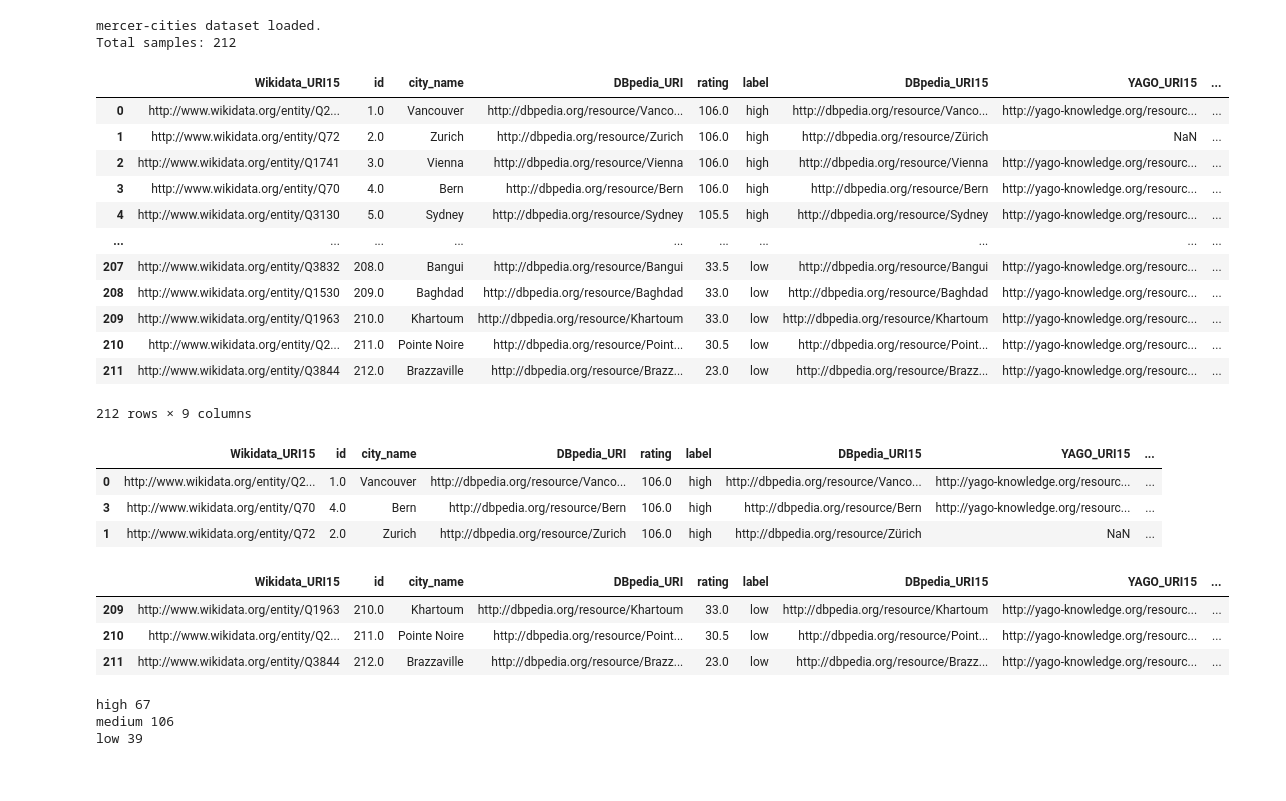
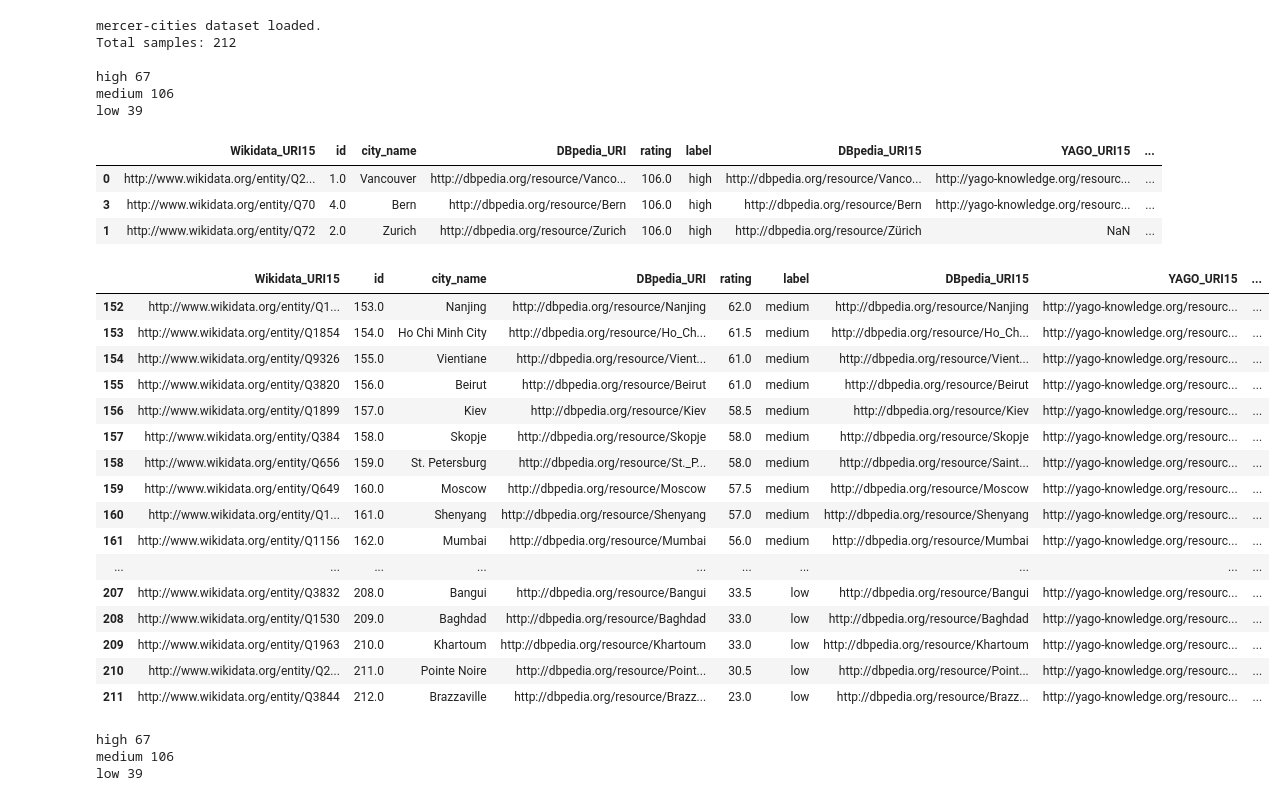
Before and after one commit to rgrenz/rdflime-util, a Jupyter notebook: notebooks/0_DatasetExploration.ipynb, the cells around one changed output. Cells and saved outputs as stored; diff of their text form; code cells hidden in the pictures.

Commit message:
Add fixed datasets

```diff
--- a/notebooks/0_DatasetExploration.ipynb
+++ b/notebooks/0_DatasetExploration.ipynb
@@ -19,35 +19,41 @@ print(f"""
 {cfg["name"]} dataset loaded.
 Total samples: {len(dataset_full)}
 """)
+for label in dataset_full[label_col].unique():
+    print(label, len(dataset_full[dataset_full.label == label]))
 
-dataset_full
+#dataset_full
 # %% [output]
 mercer-cities dataset loaded.
 Total samples: 212
+
+high 67
+medium 106
+low 39
-|  | Wikidata_URI15 | id | city_name | DBpedia_URI | rating | label | DBpedia_URI15 | YAGO_URI15 | ... |
-| 0 | http://www.wikidata.org/entity/Q2... | 1.0 | Vancouver | http://dbpedia.org/resource/Vanco... | 106.0 | high | http://dbpedia.org/resource/Vanco... | http://yago-knowledge.org/resourc... | ... |
-| 1 | http://www.wikidata.org/entity/Q72 | 2.0 | Zurich | http://dbpedia.org/resource/Zurich | 106.0 | high | http://dbpedia.org/resource/Zürich | NaN | ... |
-| 2 | http://www.wikidata.org/entity/Q1741 | 3.0 | Vienna | http://dbpedia.org/resource/Vienna | 106.0 | high | http://dbpedia.org/resource/Vienna | http://yago-knowledge.org/resourc... | ... |
-| 3 | http://www.wikidata.org/entity/Q70 | 4.0 | Bern | http://dbpedia.org/resource/Bern | 106.0 | high | http://dbpedia.org/resource/Bern | http://yago-knowledge.org/resourc... | ... |
-| 4 | http://www.wikidata.org/entity/Q3130 | 5.0 | Sydney | http://dbpedia.org/resource/Sydney | 105.5 | high | http://dbpedia.org/resource/Sydney | http://yago-knowledge.org/resourc... | ... |
-| ... | ... | ... | ... | ... | ... | ... | ... | ... | ... |
-| 207 | http://www.wikidata.org/entity/Q3832 | 208.0 | Bangui | http://dbpedia.org/resource/Bangui | 33.5 | low | http://dbpedia.org/resource/Bangui | http://yago-knowledge.org/resourc... | ... |
-| 208 | http://www.wikidata.org/entity/Q1530 | 209.0 | Baghdad | http://dbpedia.org/resource/Baghdad | 33.0 | low | http://dbpedia.org/resource/Baghdad | http://yago-knowledge.org/resourc... | ... |
-| 209 | http://www.wikidata.org/entity/Q1963 | 210.0 | Khartoum | http://dbpedia.org/resource/Khartoum | 33.0 | low | http://dbpedia.org/resource/Khartoum | http://yago-knowledge.org/resourc... | ... |
-| 210 | http://www.wikidata.org/entity/Q2... | 211.0 | Pointe Noire | http://dbpedia.org/resource/Point... | 30.5 | low | http://dbpedia.org/resource/Point... | http://yago-knowledge.org/resourc... | ... |
-| 211 | http://www.wikidata.org/entity/Q3844 | 212.0 | Brazzaville | http://dbpedia.org/resource/Brazz... | 23.0 | low | http://dbpedia.org/resource/Brazz... | http://yago-knowledge.org/resourc... | ... |
-212 rows × 9 columns
 # %%
 # Best / worst entries?
 rating_col = cfg["columns"]["rating"]
 display(dataset_full.sort_values(by="rating", ascending=False).head(3))
-display(dataset_full.sort_values(by="rating", ascending=False).tail(3))
+display(dataset_full.sort_values(by="rating", ascending=False).tail(60))
 # %% [output]
 |  | Wikidata_URI15 | id | city_name | DBpedia_URI | rating | label | DBpedia_URI15 | YAGO_URI15 | ... |
 | 0 | http://www.wikidata.org/entity/Q2... | 1.0 | Vancouver | http://dbpedia.org/resource/Vanco... | 106.0 | high | http://dbpedia.org/resource/Vanco... | http://yago-knowledge.org/resourc... | ... |
 | 3 | http://www.wikidata.org/entity/Q70 | 4.0 | Bern | http://dbpedia.org/resource/Bern | 106.0 | high | http://dbpedia.org/resource/Bern | http://yago-knowledge.org/resourc... | ... |
 | 1 | http://www.wikidata.org/entity/Q72 | 2.0 | Zurich | http://dbpedia.org/resource/Zurich | 106.0 | high | http://dbpedia.org/resource/Zürich | NaN | ... |
 |  | Wikidata_URI15 | id | city_name | DBpedia_URI | rating | label | DBpedia_URI15 | YAGO_URI15 | ... |
+| 152 | http://www.wikidata.org/entity/Q1... | 153.0 | Nanjing | http://dbpedia.org/resource/Nanjing | 62.0 | medium | http://dbpedia.org/resource/Nanjing | http://yago-knowledge.org/resourc... | ... |
+| 153 | http://www.wikidata.org/entity/Q1854 | 154.0 | Ho Chi Minh City | http://dbpedia.org/resource/Ho_Ch... | 61.5 | medium | http://dbpedia.org/resource/Ho_Ch... | http://yago-knowledge.org/resourc... | ... |
+| 154 | http://www.wikidata.org/entity/Q9326 | 155.0 | Vientiane | http://dbpedia.org/resource/Vient... | 61.0 | medium | http://dbpedia.org/resource/Vient... | http://yago-knowledge.org/resourc... | ... |
+| 155 | http://www.wikidata.org/entity/Q3820 | 156.0 | Beirut | http://dbpedia.org/resource/Beirut | 61.0 | medium | http://dbpedia.org/resource/Beirut | http://yago-knowledge.org/resourc... | ... |
+| 156 | http://www.wikidata.org/entity/Q1899 | 157.0 | Kiev | http://dbpedia.org/resource/Kiev | 58.5 | medium | http://dbpedia.org/resource/Kiev | http://yago-knowledge.org/resourc... | ... |
+| 157 | http://www.wikidata.org/entity/Q384 | 158.0 | Skopje | http://dbpedia.org/resource/Skopje | 58.0 | medium | http://dbpedia.org/resource/Skopje | http://yago-knowledge.org/resourc... | ... |
+| 158 | http://www.wikidata.org/entity/Q656 | 159.0 | St. Petersburg | http://dbpedia.org/resource/St._P... | 58.0 | medium | http://dbpedia.org/resource/Saint... | http://yago-knowledge.org/resourc... | ... |
+| 159 | http://www.wikidata.org/entity/Q649 | 160.0 | Moscow | http://dbpedia.org/resource/Moscow | 57.5 | medium | http://dbpedia.org/resource/Moscow | http://yago-knowledge.org/resourc... | ... |
+| 160 | http://www.wikidata.org/entity/Q1... | 161.0 | Shenyang | http://dbpedia.org/resource/Shenyang | 57.0 | medium | http://dbpedia.org/resource/Shenyang | http://yago-knowledge.org/resourc... | ... |
+| 161 | http://www.wikidata.org/entity/Q1156 | 162.0 | Mumbai | http://dbpedia.org/resource/Mumbai | 56.0 | medium | http://dbpedia.org/resource/Mumbai | http://yago-knowledge.org/resourc... | ... |
+| ... | ... | ... | ... | ... | ... | ... | ... | ... | ... |
+| 207 | http://www.wikidata.org/entity/Q3832 | 208.0 | Bangui | http://dbpedia.org/resource/Bangui | 33.5 | low | http://dbpedia.org/resource/Bangui | http://yago-knowledge.org/resourc... | ... |
+| 208 | http://www.wikidata.org/entity/Q1530 | 209.0 | Baghdad | http://dbpedia.org/resource/Baghdad | 33.0 | low | http://dbpedia.org/resource/Baghdad | http://yago-knowledge.org/resourc... | ... |
 | 209 | http://www.wikidata.org/entity/Q1963 | 210.0 | Khartoum | http://dbpedia.org/resource/Khartoum | 33.0 | low | http://dbpedia.org/resource/Khartoum | http://yago-knowledge.org/resourc... | ... |
 | 210 | http://www.wikidata.org/entity/Q2... | 211.0 | Pointe Noire | http://dbpedia.org/resource/Point... | 30.5 | low | http://dbpedia.org/resource/Point... | http://yago-knowledge.org/resourc... | ... |
 | 211 | http://www.wikidata.org/entity/Q3844 | 212.0 | Brazzaville | http://dbpedia.org/resource/Brazz... | 23.0 | low | http://dbpedia.org/resource/Brazz... | http://yago-knowledge.org/resourc... | ... |
```
Also changed, not shown: parts of 1 cell of this notebook, 19 other files.
